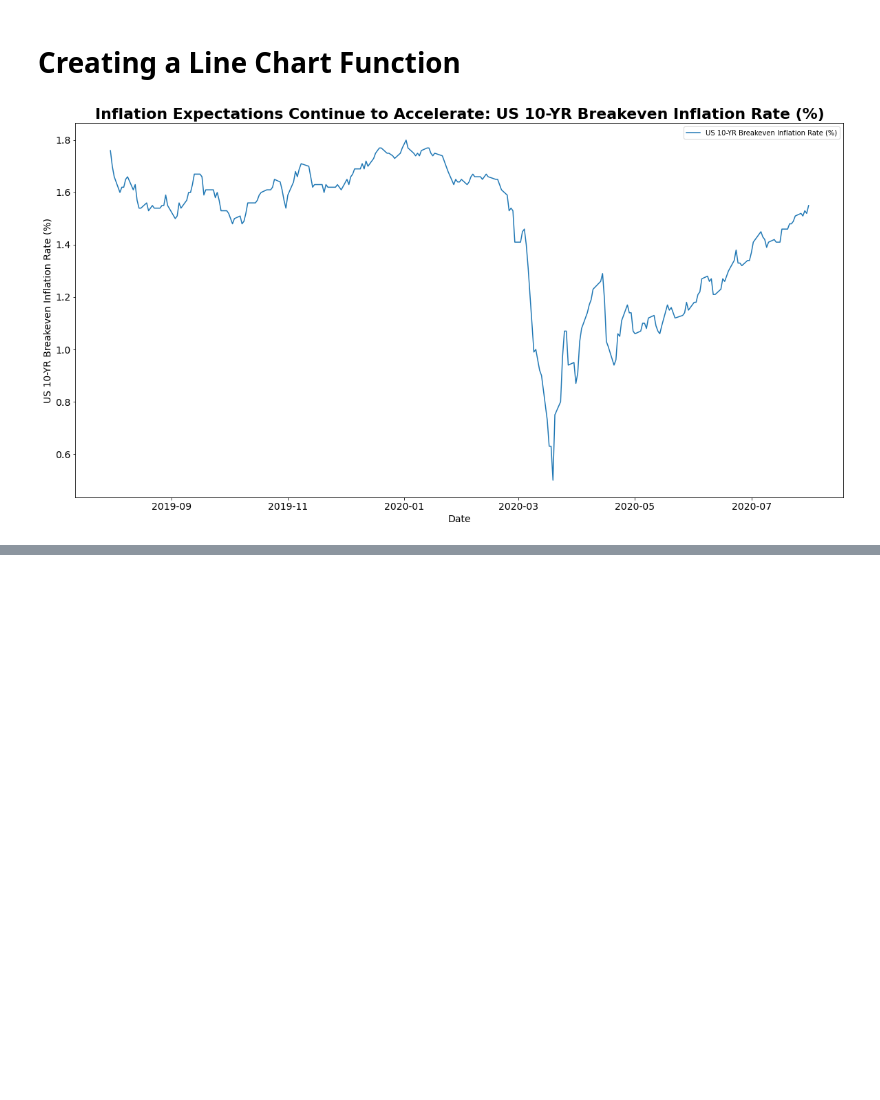
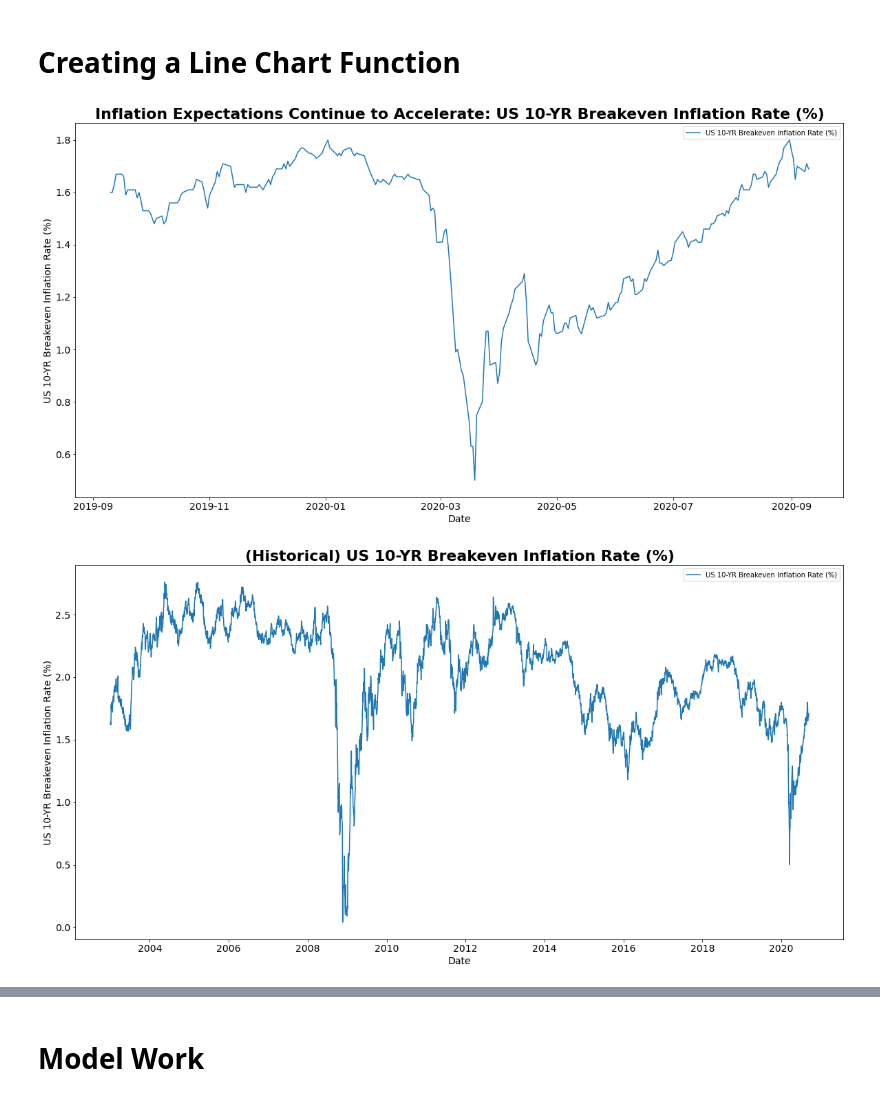
Before and after one commit to savagedavid7/Macro-Analysis, a Jupyter notebook: FRED Data Analysis.ipynb, the cells around one changed output, grey strips where cells are left out. Drawn from its saved outputs; the diff is of its cells as text; code cells hidden in the pictures; blank space fills up the shorter version.

```diff
--- a/FRED Data Analysis.ipynb
+++ b/FRED Data Analysis.ipynb
@@ -96,7 +46,7 @@ T10YIE_df['value'] = pd.to_numeric(T10YIE_df['value'],errors='coerce')
 # Pulling time series:
 def pull_time_series(time_series_code, dataframe_name):
 
-    url = (f"https://api.stlouisfed.org/fred/series/observations?series_id={times_series_code}&api_key={FRED_KEY}&file_type=json")
+    url = (f"https://api.stlouisfed.org/fred/series/observations?series_id={time_series_code}&api_key={FRED_KEY}&file_type=json")
     raw_data = get_jsonparsed_data(url)
     dataframe_name = pd.DataFrame(raw_data['observations'])
 
@@ -108,3 +58,6 @@ def pull_time_series(time_series_code, dataframe_name):
     return dataframe_name
 
 US_30_Mortgage_df = pull_time_series("MORTGAGE30US", "US_30_Mortgage_df")
+Gold_vol_df = pull_time_series("GVZCLS", "Gold_Vol_ETF")
+Ten_Minus_Two_spread_df = pull_time_series("T10Y2Y", "Ten_Yr_Yield_Minus_Two_Year")
+Gold_vol_df.isnull().sum()
@@ -118,23 +359,36 @@ dtype: int64
 # %%
 # Create plot function
 def create_plot(x_axis_data, y_axis_data, y_axis_label, title):
     plt.subplots(figsize=(20,10))
     plt.plot(x_axis_data, y_axis_data, label=y_axis_label)
     plt.legend()
     plt.xlabel("Date",  fontdict={'fontsize':'14'})
     plt.ylabel(y_axis_label,  fontdict={'fontsize':'14'})
     plt.xticks(size = 14)
     plt.yticks(size = 14)
     plt.title(title, fontdict={'fontweight':'bold', 'fontsize':'22'})
     plt.savefig(f'Images/FRED/{title}.png', bbox_inches="tight")
 
 create_plot(T10YIE_df.index[-252:],
             T10YIE_df["value"][-252:],
             "US 10-YR Breakeven Inflation Rate (%)",
            "Inflation Expectations Continue to Accelerate: US 10-YR Breakeven Inflation Rate (%)")
 #create_plot(US_30_Mortgage_df.index,
  #           US_30_Mortgage_df["value"],
   #          "30-YR Fixed Rate Mortgage Average in the US",
    #         "Mortgage Rates Pushing New Lows")
+create_plot(T10YIE_df.index,
+            T10YIE_df["value"],
+            "US 10-YR Breakeven Inflation Rate (%)",
+           "(Historical) US 10-YR Breakeven Inflation Rate (%)")
+create_plot(Ten_Minus_Two_spread_df.index,
+            Ten_Minus_Two_spread_df["value"],
+            "10-Year Treasury Constant Maturity Minus 2-Year Treasury Constant Maturity",
+            "10-Year Treasury Constant Maturity Minus 2-Year Treasury Constant Maturity")
+create_plot(Gold_vol_df.index,
+            Gold_vol_df["value"],
+            "CBOE Gold ETF Volatility Index",
+            "CBOE Gold ETF Volatility Index")
 # %% [output]
-[figure, old version]
+[figure, new version]
+[figure, added]
@@ -140,0 +397,2 @@ create_plot(T10YIE_df.index[-252:],
+# %% [markdown]
+# Model Work
```
Also changed, not shown: parts of 40 cells of this notebook, 6 other files.
